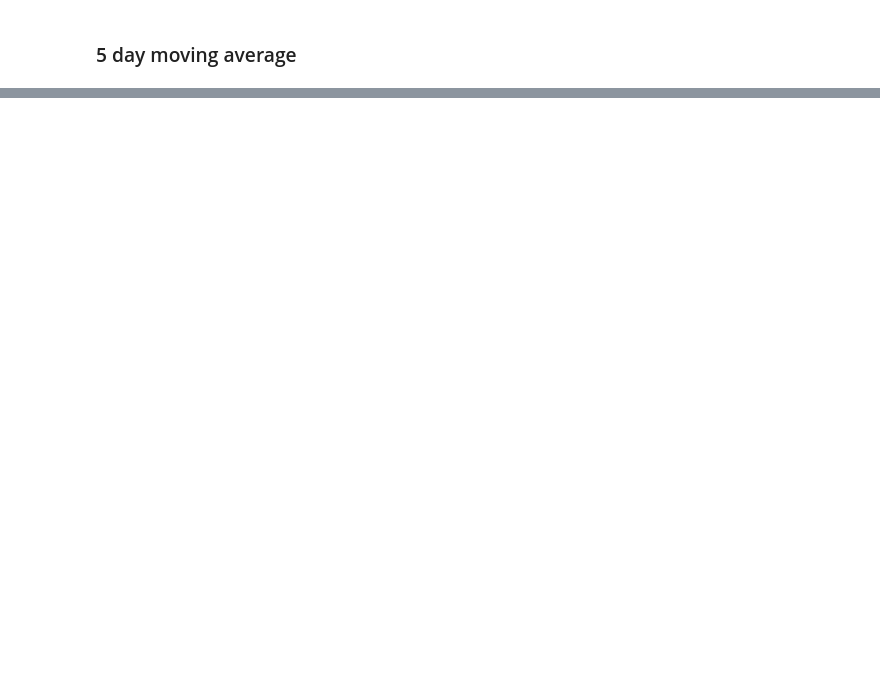
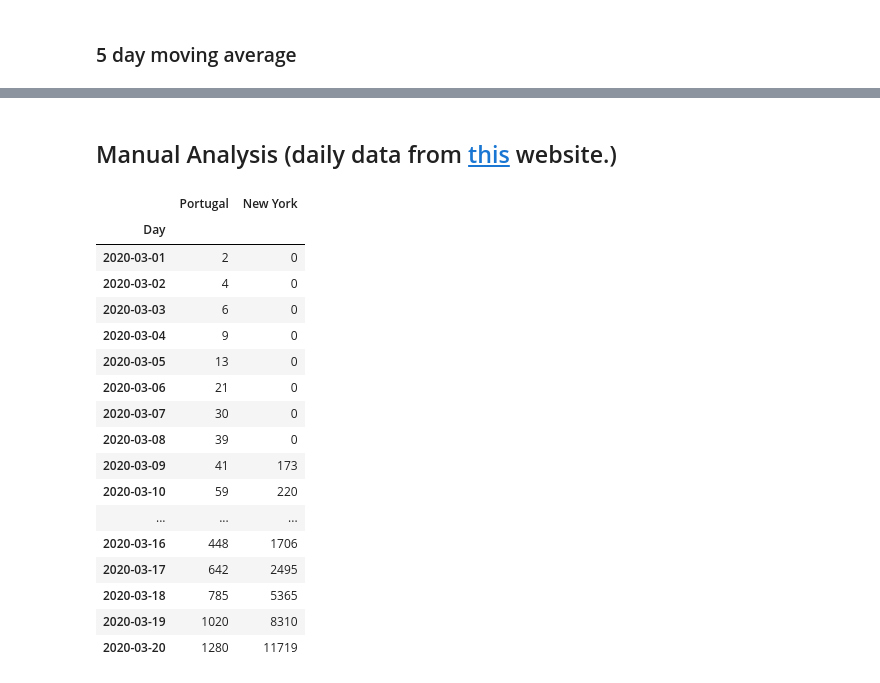
Before and after one commit to ruimaranhao/covid19_growth, a Jupyter notebook: growth_covid19.ipynb, the cells around one changed output, grey strips where cells are left out. Saved outputs shown, nothing was run; the diff lists cells and outputs as text; code cells hidden in the pictures; blank space fills up the shorter version.

```diff
--- a/growth_covid19.ipynb
+++ b/growth_covid19.ipynb
@@ -85,0 +101,2 @@ plt.show()
+# %% [markdown]
+## Manual Analysis (daily data from [this](https://coronavirus.app/map) website.)
@@ -85,0 +111,21 @@ plt.show()
+# %%
+dataset
+# %% [output]
+|  | Portugal | New York |
+| Day |  |  |
+| 2020-03-01 | 2 | 0 |
+| 2020-03-02 | 4 | 0 |
+| 2020-03-03 | 6 | 0 |
+| 2020-03-04 | 9 | 0 |
+| 2020-03-05 | 13 | 0 |
+| 2020-03-06 | 21 | 0 |
+| 2020-03-07 | 30 | 0 |
+| 2020-03-08 | 39 | 0 |
+| 2020-03-09 | 41 | 173 |
+| 2020-03-10 | 59 | 220 |
+| ... | ... | ... |
+| 2020-03-16 | 448 | 1706 |
+| 2020-03-17 | 642 | 2495 |
+| 2020-03-18 | 785 | 5365 |
+| 2020-03-19 | 1020 | 8310 |
+| 2020-03-20 | 1280 | 11719 |
```
Also changed, not shown: parts of 8 cells of this notebook.
